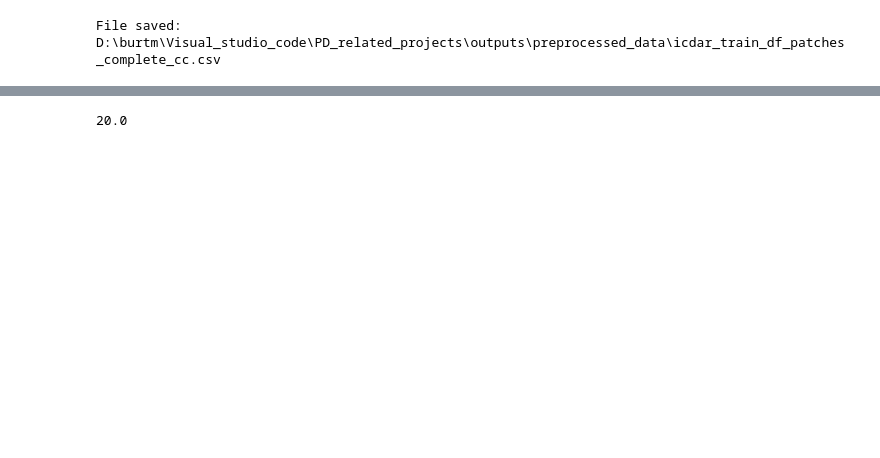
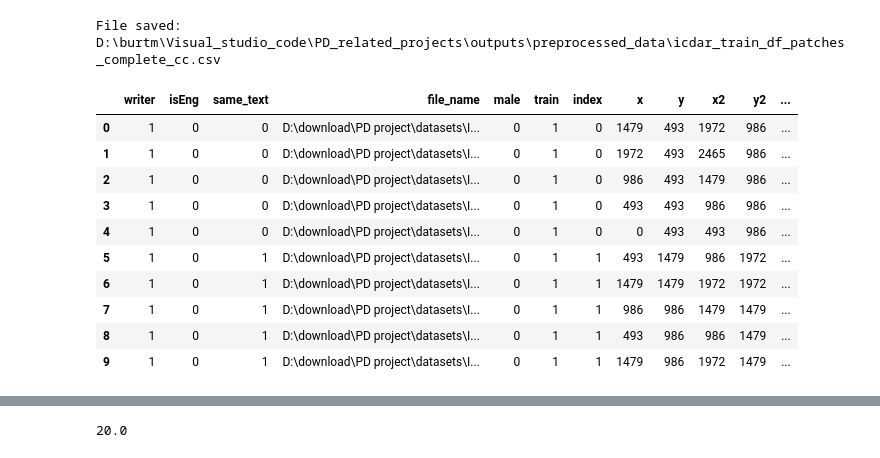
Before and after one commit to gitMorelli/gender_detection, a Jupyter notebook: notebooks/data_preparation/patches_cc.ipynb, the cells around one changed output, grey strips where cells are left out. Saved outputs shown, nothing was run; the diff lists cells and outputs as text; code cells hidden in the pictures; blank space fills up the shorter version.

```diff
--- a/notebooks/data_preparation/patches_cc.ipynb
+++ b/notebooks/data_preparation/patches_cc.ipynb
@@ -55,3 +65,19 @@ train_df_expanded_sorted = train_df_expanded.sort_values(by='n_cc', ascending=Fa
 train_df_expanded = train_df_expanded_sorted.groupby('file_name').head(m)   # Select top m patches per writer
 #If a group (i.e., a specific 'writer') in the DataFrame has fewer than m rows,
 # the head(m) method will simply return all the rows available for that group. It does not raise an error or fill in additional rows
+# %%
+train_df_expanded = train_df_expanded.sort_values(by='index')
+train_df_expanded = train_df_expanded.reset_index(drop=True)
+train_df_expanded.head(10)
+# %% [output]
+|  | writer | isEng | same_text | file_name | male | train | index | x | y | x2 | y2 | ... |
+| 0 | 1 | 0 | 0 | D:\download\PD project\datasets\I... | 0 | 1 | 0 | 1479 | 493 | 1972 | 986 | ... |
+| 1 | 1 | 0 | 0 | D:\download\PD project\datasets\I... | 0 | 1 | 0 | 1972 | 493 | 2465 | 986 | ... |
+| 2 | 1 | 0 | 0 | D:\download\PD project\datasets\I... | 0 | 1 | 0 | 986 | 493 | 1479 | 986 | ... |
+| 3 | 1 | 0 | 0 | D:\download\PD project\datasets\I... | 0 | 1 | 0 | 493 | 493 | 986 | 986 | ... |
+| 4 | 1 | 0 | 0 | D:\download\PD project\datasets\I... | 0 | 1 | 0 | 0 | 493 | 493 | 986 | ... |
+| 5 | 1 | 0 | 1 | D:\download\PD project\datasets\I... | 0 | 1 | 1 | 493 | 1479 | 986 | 1972 | ... |
+| 6 | 1 | 0 | 1 | D:\download\PD project\datasets\I... | 0 | 1 | 1 | 1479 | 1479 | 1972 | 1972 | ... |
+| 7 | 1 | 0 | 1 | D:\download\PD project\datasets\I... | 0 | 1 | 1 | 986 | 986 | 1479 | 1479 | ... |
+| 8 | 1 | 0 | 1 | D:\download\PD project\datasets\I... | 0 | 1 | 1 | 493 | 986 | 986 | 1479 | ... |
+| 9 | 1 | 0 | 1 | D:\download\PD project\datasets\I... | 0 | 1 | 1 | 1479 | 986 | 1972 | 1479 | ... |
```
Also changed, not shown: parts of 13 cells of this notebook, 2 other files.
